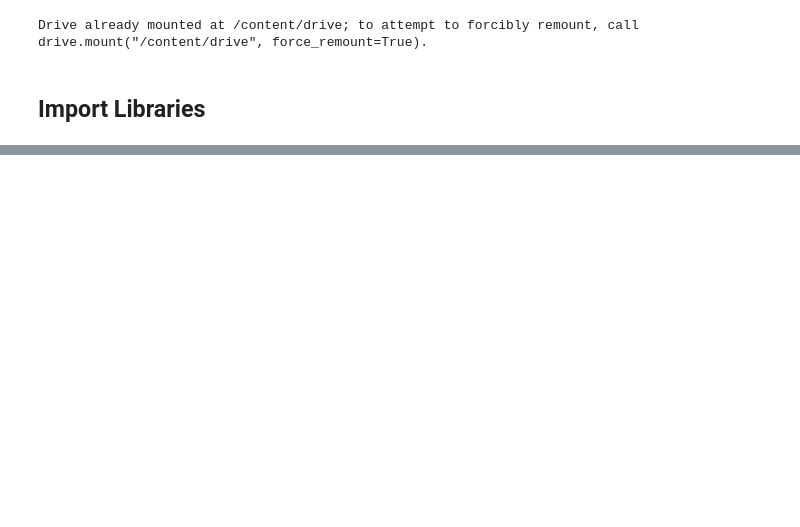
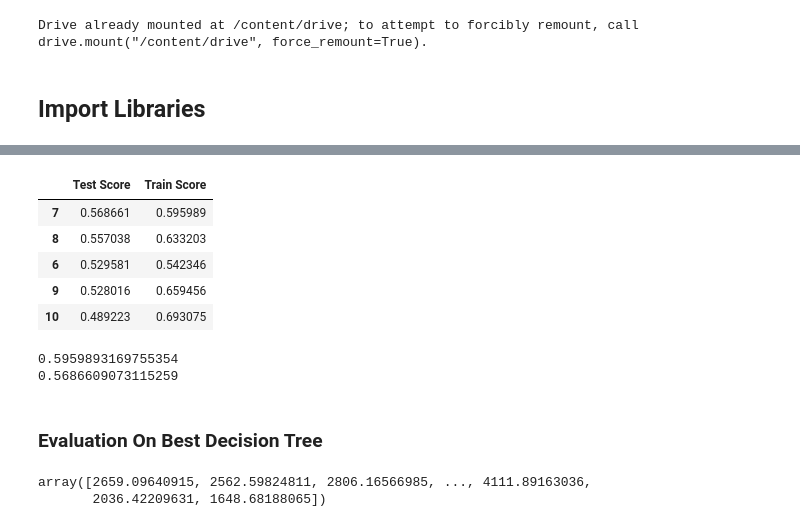
Before and after one commit to norgel/food-sales-predictions, a Jupyter notebook: food_sales_dual_models.ipynb, the cells around one changed output, grey strips where cells are left out. Drawn from its saved outputs; the diff is of its cells as text; code cells hidden in the pictures; blank space fills up the shorter version.

```diff
--- a/food_sales_dual_models.ipynb
+++ b/food_sales_dual_models.ipynb
@@ -270,0 +404,35 @@ preprocessor = preprocessor.fit(X_train)
+# %%
+sorted_scores = scores.sort_values(by='Test Score', ascending=False)
+sorted_scores.head()
+# %% [output]
+|  | Test Score | Train Score |
+| 7 | 0.568661 | 0.595989 |
+| 8 | 0.557038 | 0.633203 |
+| 6 | 0.529581 | 0.542346 |
+| 9 | 0.528016 | 0.659456 |
+| 10 | 0.489223 | 0.693075 |
+# %%
+# Let's run the model with our optimized value for max_depth
+dec_tree_7 = DecisionTreeRegressor(max_depth = 7, random_state = 42)
+
+# Dec7 Pipeline
+dec_tree_7_pipe = make_pipeline(preprocessor, dec_tree_7)
+dec_tree_7_pipe.fit(X_train, y_train)
+train_7_score = dec_tree_7_pipe.score(X_train, y_train)
+test_7_score = dec_tree_7_pipe.score(X_test, y_test)
+print(train_7_score)
+print(test_7_score)
+# %% [output]
+0.5959893169755354
+0.5686609073115259
+# %% [markdown]
+### **Evaluation On Best Decision Tree**
+# %%
+# Create Model Predictions for Training & Testing Data
+train_pred = dec_tree_7_pipe.predict(X_train)
+test_pred = dec_tree_7_pipe.predict(X_test)
+
+train_pred
+# %% [output]
+array([2659.09640915, 2562.59824811, 2806.16566985, ..., 4111.89163036,
+       2036.42209631, 1648.68188065])
```
Also changed, not shown: parts of 76 cells of this notebook.
